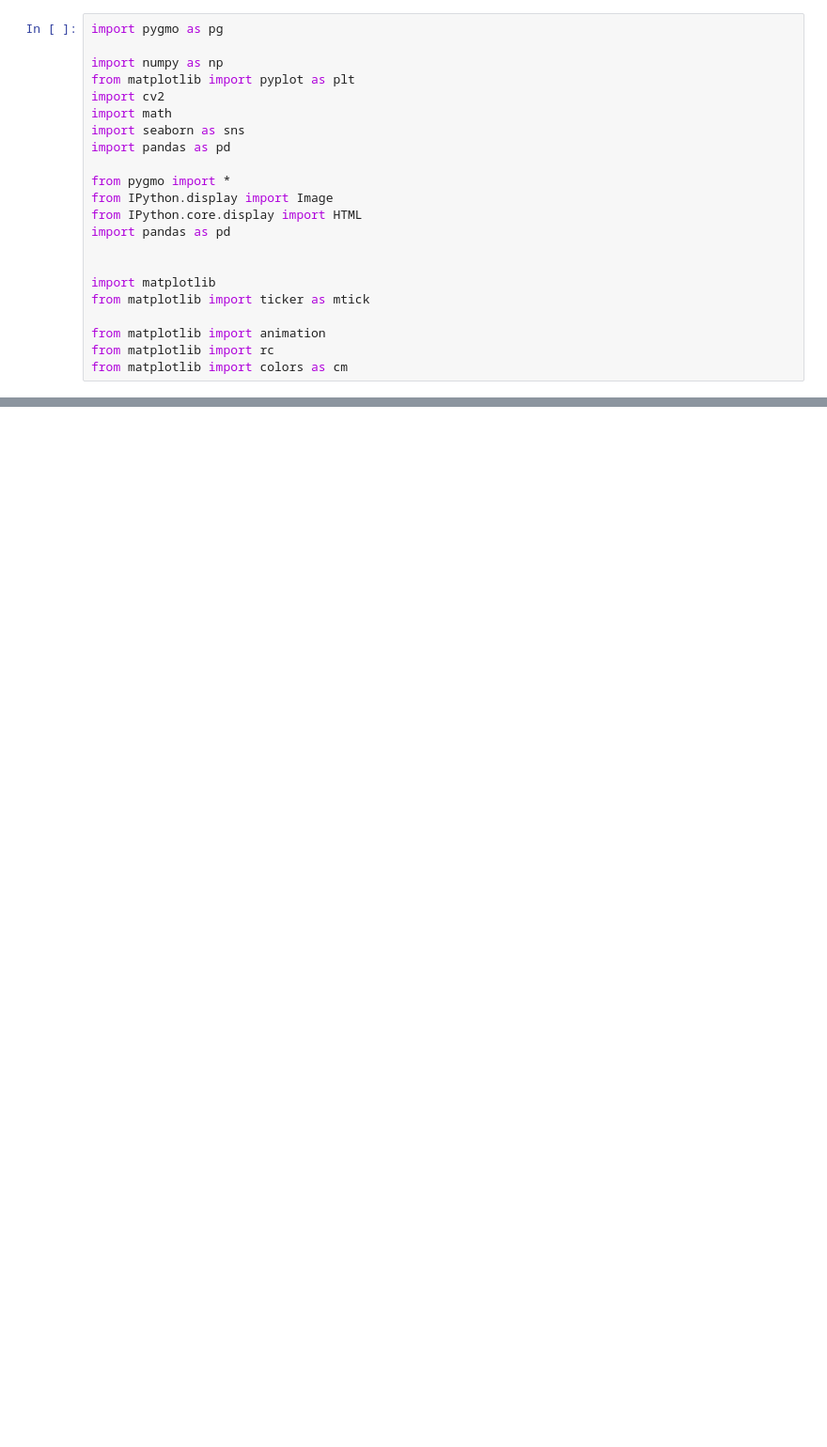
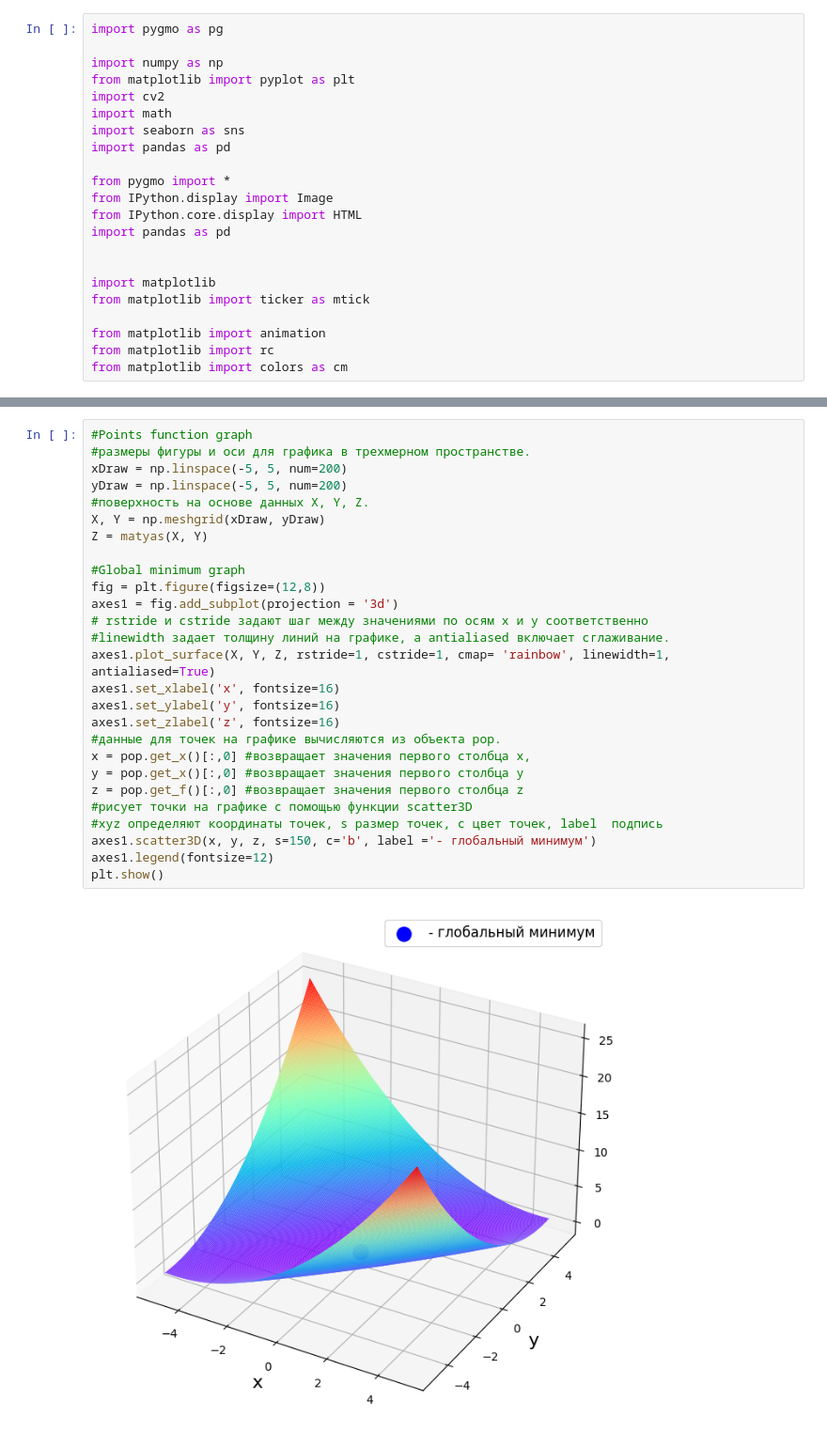
Before and after one commit to EugIva/ProzorovEI109m_labsML, a Jupyter notebook: ML_labs/1_semestr/1lab_2/ProzorovEI109_ML_1sem_2lab.ipynb, the cells around one changed output, grey strips where cells are left out. Shown: that part at 94% size. Drawn from its saved outputs; the diff is of its cells as text; blank space fills up the shorter version.

```diff
--- a/ML_labs/1_semestr/1lab_2/ProzorovEI109_ML_1sem_2lab.ipynb
+++ b/ML_labs/1_semestr/1lab_2/ProzorovEI109_ML_1sem_2lab.ipynb
@@ -95,0 +100,29 @@ Problem name: <class '__main__.Matyas'>
+# %%
+#Points function graph
+#размеры фигуры и оси для графика в трехмерном пространстве.
+xDraw = np.linspace(-5, 5, num=200)
+yDraw = np.linspace(-5, 5, num=200)
+#поверхность на основе данных X, Y, Z.
+X, Y = np.meshgrid(xDraw, yDraw)
+Z = matyas(X, Y)
+
+#Global minimum graph
+fig = plt.figure(figsize=(12,8))
+axes1 = fig.add_subplot(projection = '3d')
+# rstride и cstride задают шаг между значениями по осям x и y соответственно
+#linewidth задает толщину линий на графике, а antialiased включает сглаживание.
+axes1.plot_surface(X, Y, Z, rstride=1, cstride=1, cmap= 'rainbow', linewidth=1, antialiased=True)
+axes1.set_xlabel('x', fontsize=16)
+axes1.set_ylabel('y', fontsize=16)
+axes1.set_zlabel('z', fontsize=16)
+#данные для точек на графике вычисляются из объекта pop.
+x = pop.get_x()[:,0] #возвращает значения первого столбца x,
+y = pop.get_x()[:,0] #возвращает значения первого столбца y
+z = pop.get_f()[:,0] #возвращает значения первого столбца z
+#рисует точки на графике с помощью функции scatter3D
+#xyz определяют координаты точек, s размер точек, c цвет точек, label  подпись
+axes1.scatter3D(x, y, z, s=150, c='b', label ='- глобальный минимум')
+axes1.legend(fontsize=12)
+plt.show()
+# %% [output]
+[figure, added]
```
Also changed, not shown: parts of 7 cells of this notebook.
